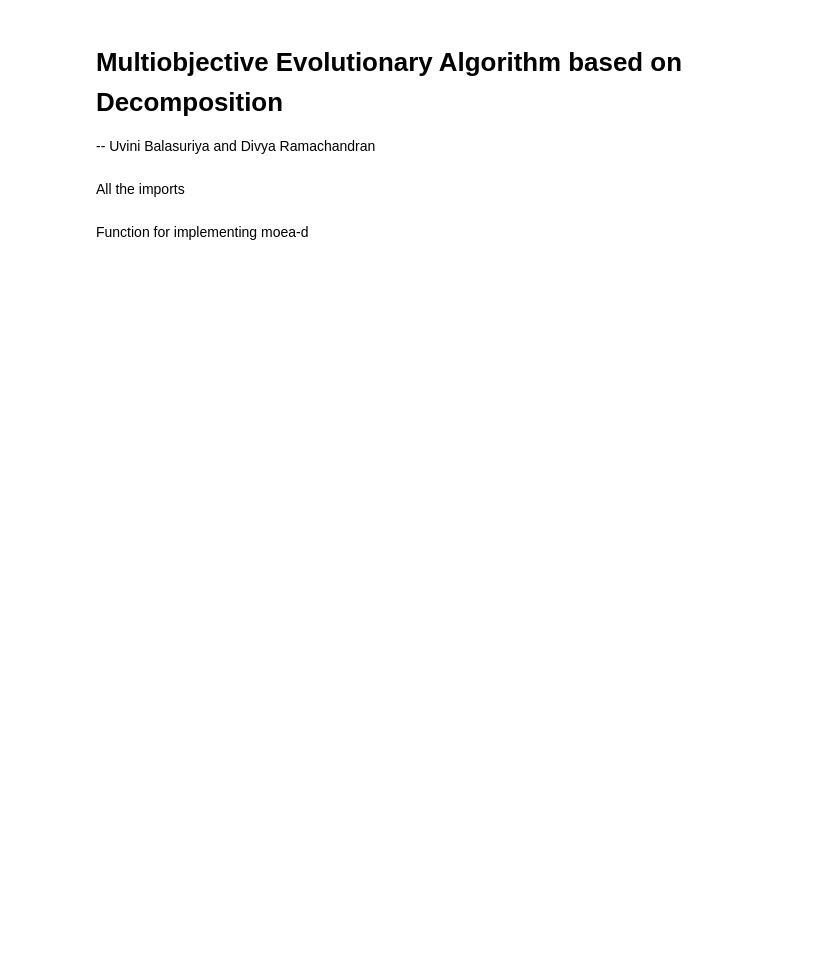
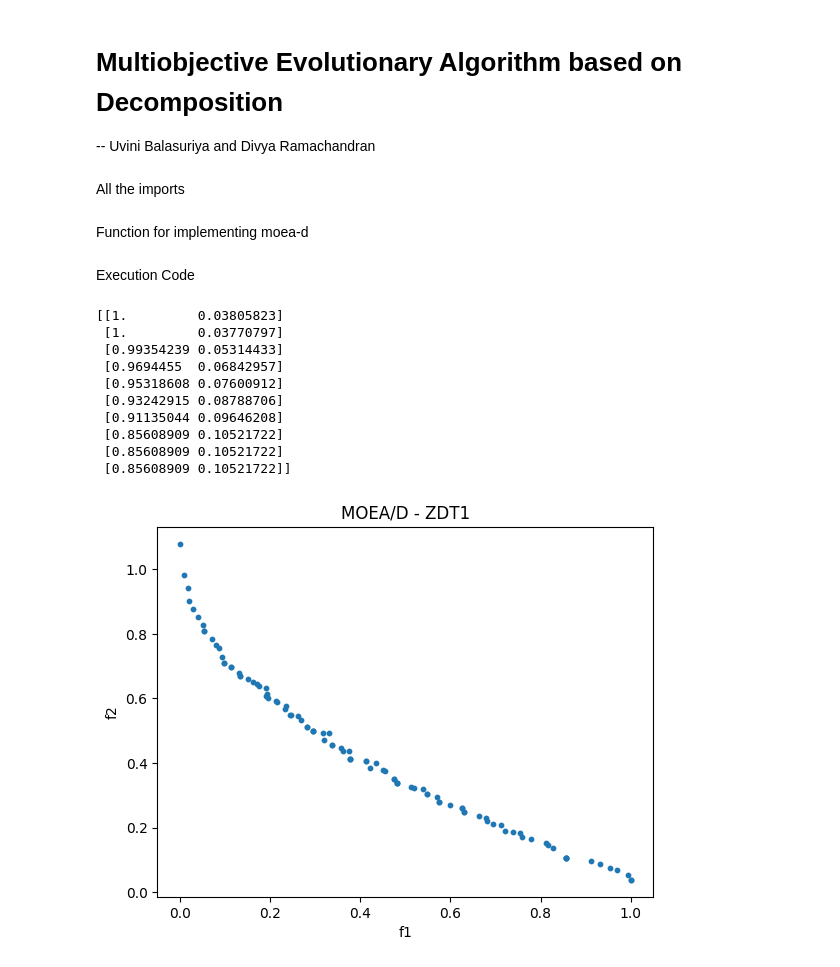
Before and after one commit to divyarama29/moea-d, a Jupyter notebook: code.ipynb, the cells around one changed output. Saved outputs shown, nothing was run; the diff lists cells and outputs as text; code cells hidden in the pictures; blank space fills up the shorter version.

Commit message:
complete moea code with execution for zdt1

```diff
--- a/code.ipynb
+++ b/code.ipynb
@@ -127,0 +170,28 @@ def variation(x1, x2, xl, xu):
+# %% [markdown]
+Execution Code
+# %%
+problem = get_problem("zdt1")
+
+X, F = moead(problem, N=100, T=20, delta=0.7, max_gen=1000)
+
+print(F[:10])   # show first 10 objective values
+
+import matplotlib.pyplot as plt
+
+plt.scatter(F[:, 0], F[:, 1], s=10)
+plt.xlabel("f1")
+plt.ylabel("f2")
+plt.title("MOEA/D - ZDT1")
+plt.show()
+# %% [output]
+[[1.         0.03805823]
+ [1.         0.03770797]
+ [0.99354239 0.05314433]
+ [0.9694455  0.06842957]
+ [0.95318608 0.07600912]
+ [0.93242915 0.08788706]
+ [0.91135044 0.09646208]
+ [0.85608909 0.10521722]
+ [0.85608909 0.10521722]
+ [0.85608909 0.10521722]]
+[figure, added]
```
Also changed, not shown: parts of 3 cells of this notebook.
